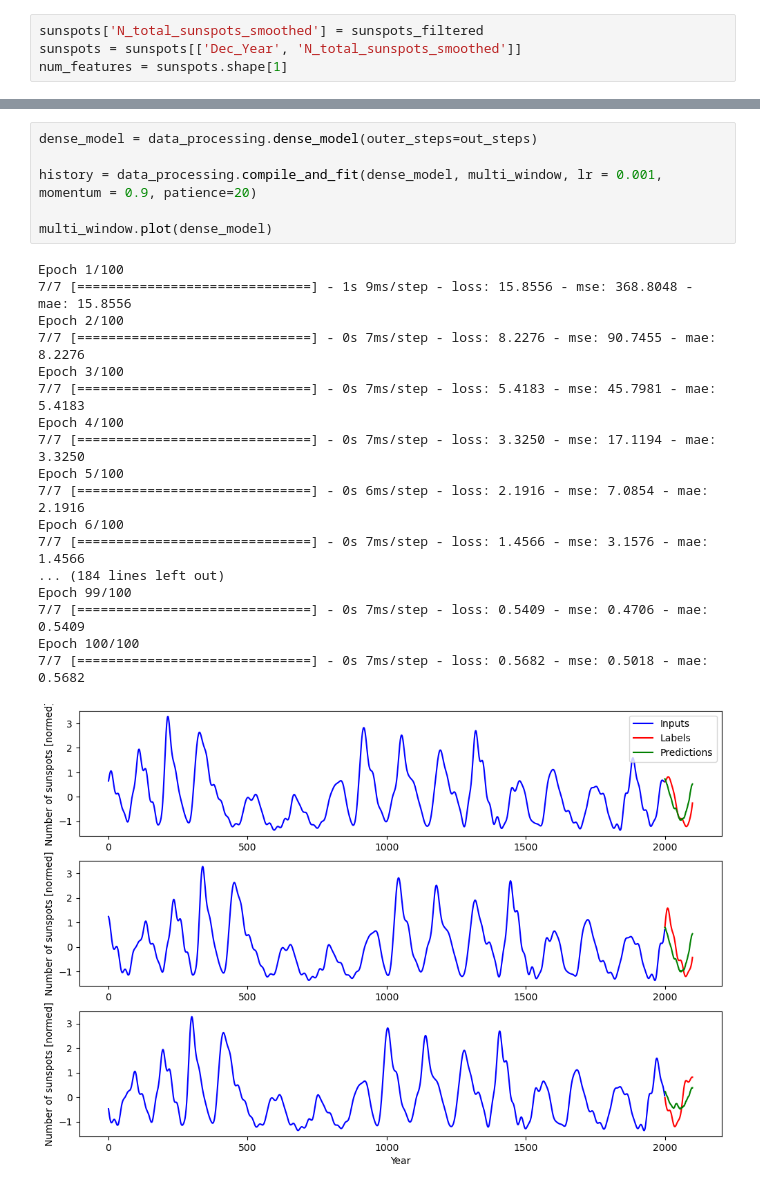
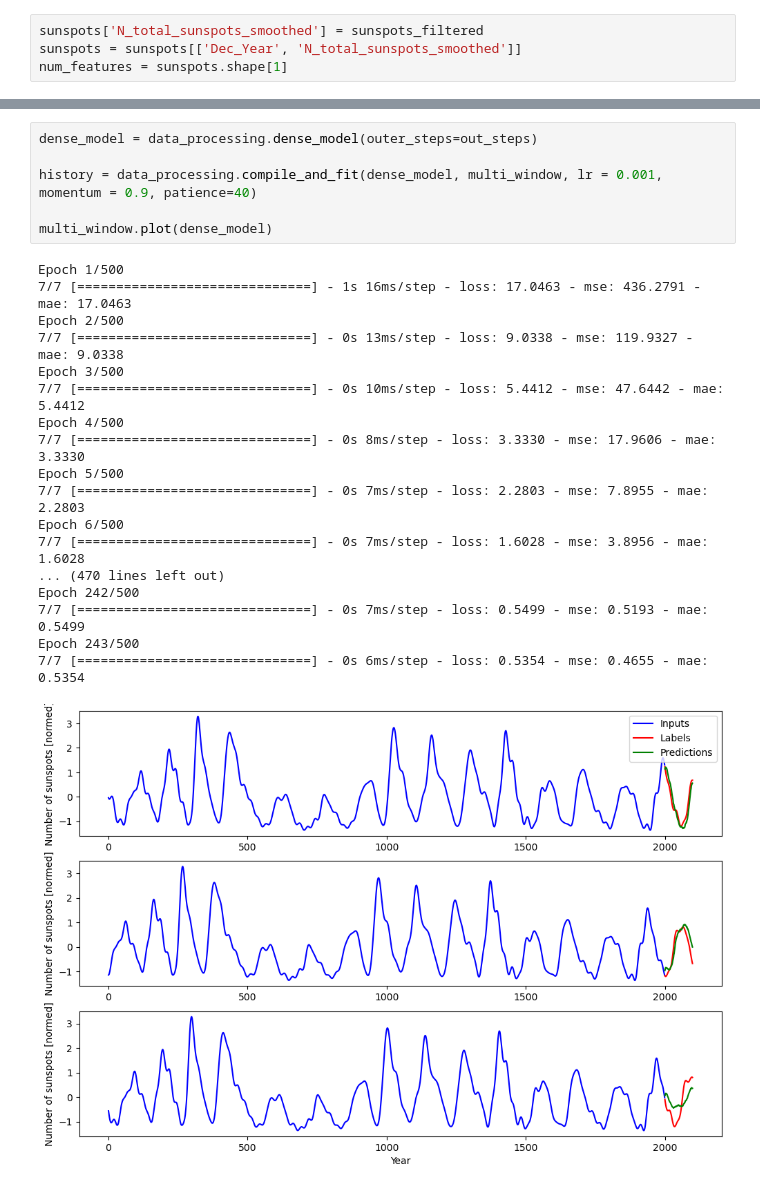
Before and after one commit to lennartvoelz/sunspot_data, a Jupyter notebook: scripts/showcase.ipynb, the cells around one changed output, grey strips where cells are left out. Saved outputs shown, nothing was run; the diff lists cells and outputs as text.

```diff
--- a/scripts/showcase.ipynb
+++ b/scripts/showcase.ipynb
@@ -137,25 +150,25 @@ Epoch 100/100
 # %%
 dense_model = data_processing.dense_model(outer_steps=out_steps)
 
-history = data_processing.compile_and_fit(dense_model, multi_window, lr = 0.001, momentum = 0.9, patience=20)
+history = data_processing.compile_and_fit(dense_model, multi_window, lr = 0.001, momentum = 0.9, patience=40)
 
 multi_window.plot(dense_model)
 # %% [output]
-Epoch 1/100
-7/7 [==============================] - 1s 9ms/step - loss: 15.8556 - mse: 368.8048 - mae: 15.8556
-Epoch 2/100
-7/7 [==============================] - 0s 7ms/step - loss: 8.2276 - mse: 90.7455 - mae: 8.2276
-Epoch 3/100
-7/7 [==============================] - 0s 7ms/step - loss: 5.4183 - mse: 45.7981 - mae: 5.4183
-Epoch 4/100
-7/7 [==============================] - 0s 7ms/step - loss: 3.3250 - mse: 17.1194 - mae: 3.3250
-Epoch 5/100
-7/7 [==============================] - 0s 6ms/step - loss: 2.1916 - mse: 7.0854 - mae: 2.1916
-Epoch 6/100
-7/7 [==============================] - 0s 7ms/step - loss: 1.4566 - mse: 3.1576 - mae: 1.4566
-... (184 lines left out)
-Epoch 99/100
-7/7 [==============================] - 0s 7ms/step - loss: 0.5409 - mse: 0.4706 - mae: 0.5409
-Epoch 100/100
-7/7 [==============================] - 0s 7ms/step - loss: 0.5682 - mse: 0.5018 - mae: 0.5682
+Epoch 1/500
+7/7 [==============================] - 1s 16ms/step - loss: 17.0463 - mse: 436.2791 - mae: 17.0463
+Epoch 2/500
+7/7 [==============================] - 0s 13ms/step - loss: 9.0338 - mse: 119.9327 - mae: 9.0338
+Epoch 3/500
+7/7 [==============================] - 0s 10ms/step - loss: 5.4412 - mse: 47.6442 - mae: 5.4412
+Epoch 4/500
+7/7 [==============================] - 0s 8ms/step - loss: 3.3330 - mse: 17.9606 - mae: 3.3330
+Epoch 5/500
+7/7 [==============================] - 0s 7ms/step - loss: 2.2803 - mse: 7.8955 - mae: 2.2803
+Epoch 6/500
+7/7 [==============================] - 0s 7ms/step - loss: 1.6028 - mse: 3.8956 - mae: 1.6028
+... (470 lines left out)
+Epoch 242/500
+7/7 [==============================] - 0s 7ms/step - loss: 0.5499 - mse: 0.5193 - mae: 0.5499
+Epoch 243/500
+7/7 [==============================] - 0s 6ms/step - loss: 0.5354 - mse: 0.4655 - mae: 0.5354
-[figure, old version]
+[figure, new version]
```
Also changed, not shown: parts of 14 cells of this notebook, 1 other file.
